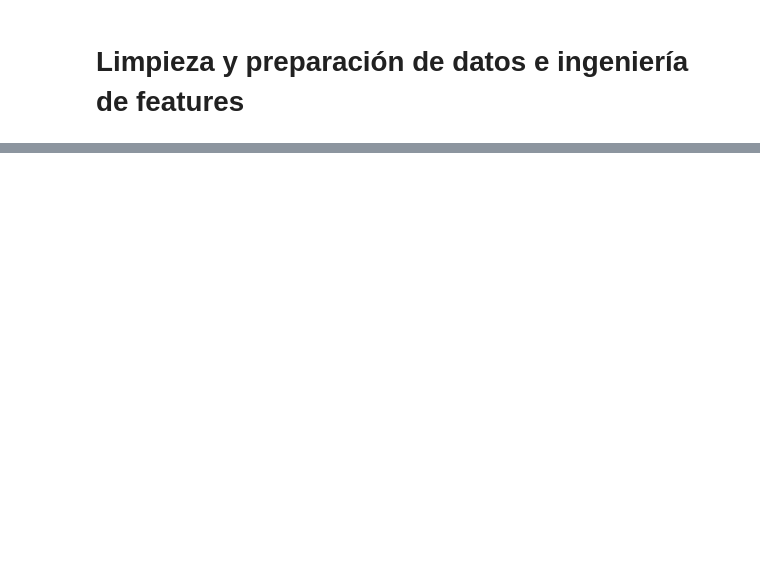
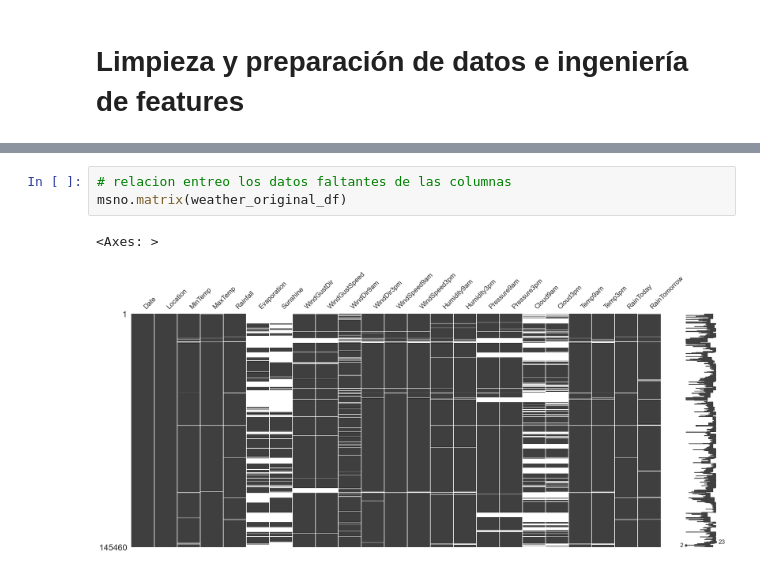
Before and after one commit to diegosarina-ceia/AMq1, a Jupyter notebook: TP_Final_AD_WeatherAustralia.ipynb, the cells around one changed output, grey strips where cells are left out. Cells and saved outputs as stored; diff of their text form; blank space fills up the shorter version.

```diff
--- a/TP_Final_AD_WeatherAustralia.ipynb
+++ b/TP_Final_AD_WeatherAustralia.ipynb
@@ -879,0 +946,6 @@ Para la codificación de la variable se va a pasar a valores numéricos, asignan
+# %%
+# relacion entreo los datos faltantes de las columnas
+msno.matrix(weather_original_df)
+# %% [output]
+<Axes: >
+[figure, added]
```
Also changed, not shown: parts of 43 cells of this notebook, 2 other files.
